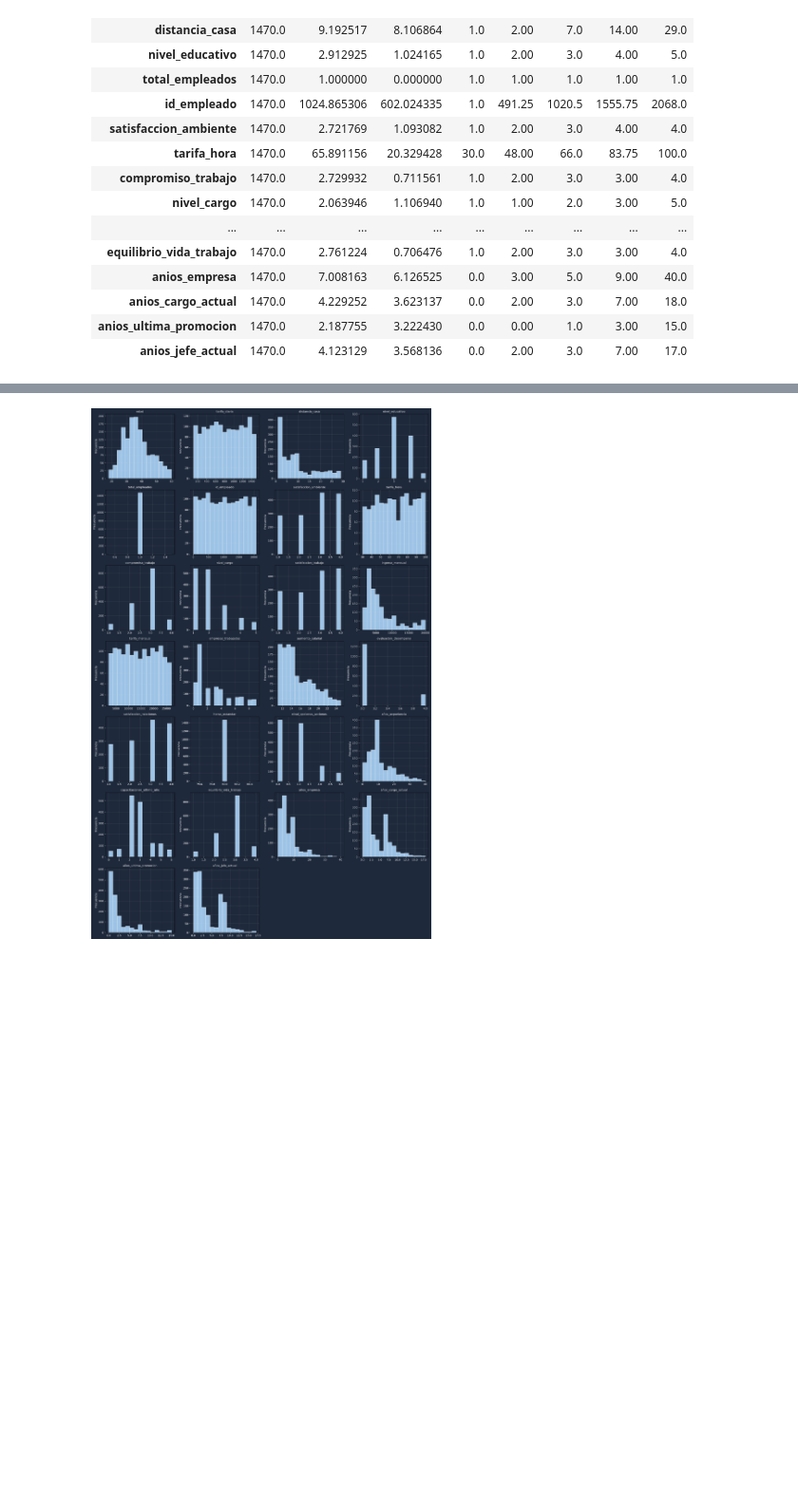
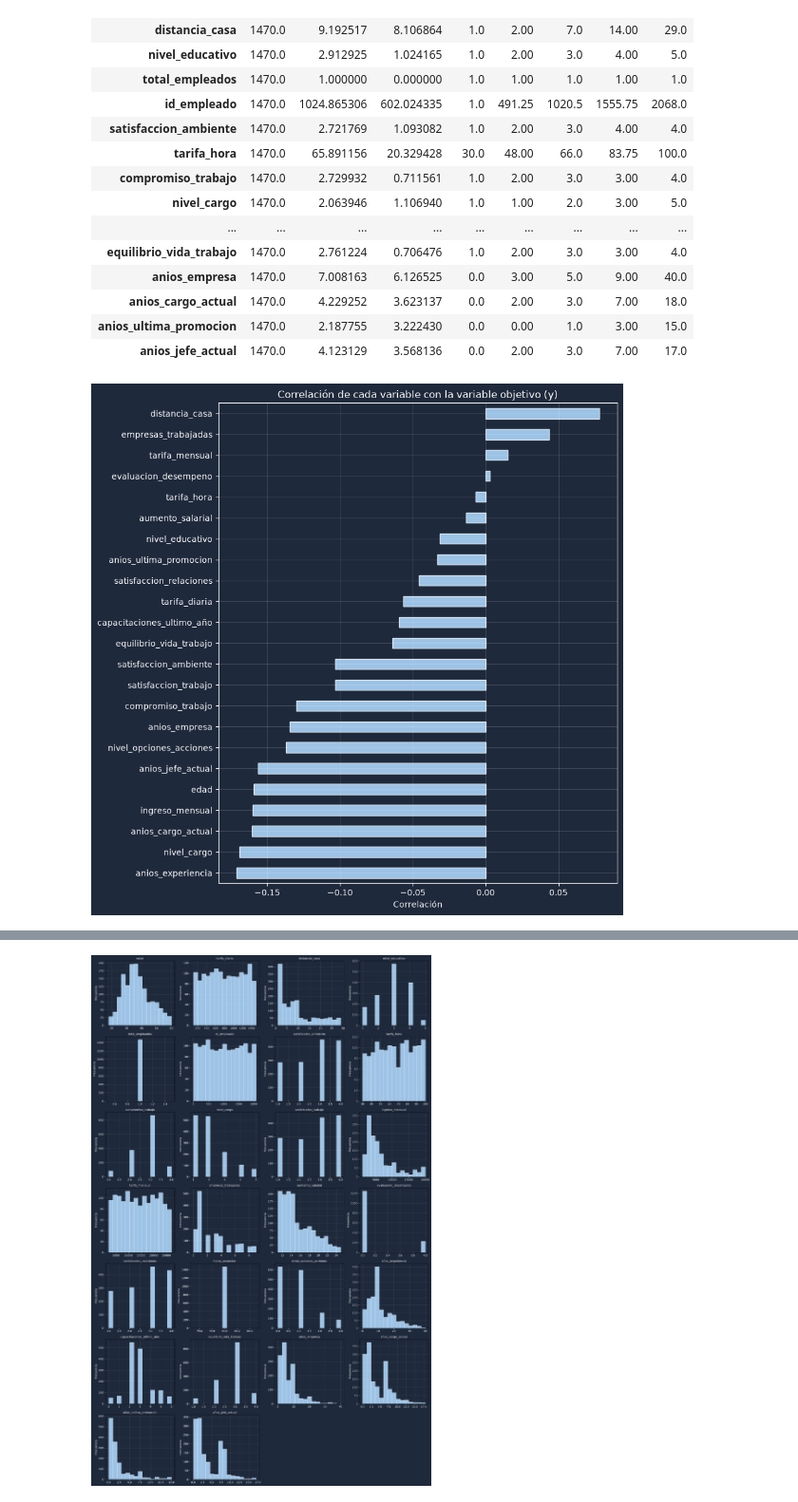
Before and after one commit to afobando94/MAESTRIA_MCD, a Jupyter notebook: notebooks/Rotacion.ipynb, the cells around one changed output, grey strips where cells are left out. Shown at 95% size. Cells and saved outputs as stored; diff of their text form; code cells hidden in the pictures; blank space fills up the shorter version.

```diff
--- a/notebooks/Rotacion.ipynb
+++ b/notebooks/Rotacion.ipynb
@@ -308,4 +309,67 @@ variables_numericas.describe().T
 | anios_cargo_actual | 1470.0 | 4.229252 | 3.623137 | 0.0 | 2.00 | 3.0 | 7.00 | 18.0 |
 | anios_ultima_promocion | 1470.0 | 2.187755 | 3.222430 | 0.0 | 0.00 | 1.0 | 3.00 | 15.0 |
 | anios_jefe_actual | 1470.0 | 4.123129 | 3.568136 | 0.0 | 2.00 | 3.0 | 7.00 | 17.0 |
+# %%
+# Calcular y ordenar la correlación con la rotación
+corr_y = (
+    datos_numericos.corr()["rotacion_num"]
+    .drop("rotacion_num")
+    .dropna()
+    .sort_values()
+)
+
+# Crear figura
+fig, ax = plt.subplots(figsize=(9, 9))
+
+# Fondo general
+fig.patch.set_facecolor("#1E293B")
+
+# Fondo del área de la gráfica
+ax.set_facecolor("#1E293B")
+
+# Barras
+corr_y.plot(
+    kind="barh",
+    ax=ax,
+    color="#9CC3E6",
+    edgecolor="#E2E8F0"
+)
+
+# Título
+ax.set_title(
+    "Correlación de cada variable con la variable objetivo (y)",
+    color="white",
+    fontsize=12
+)
+
+# Etiquetas
+ax.set_xlabel(
+    "Correlación",
+    color="white"
+)
+
+ax.set_ylabel(
+    "",
+    color="white"
+)
+
+# Color de los valores de los ejes
+ax.tick_params(
+    colors="white"
+)
+
+# Color de los bordes
+for spine in ax.spines.values():
+    spine.set_color("white")
+
+# Cuadrícula
+ax.grid(
+    alpha=0.15,
+    color="white"
+)
+
+plt.tight_layout()
+plt.show()
+# %% [output]
+[figure, added]
 # %%
```
Also changed, not shown: parts of 2 cells of this notebook.
